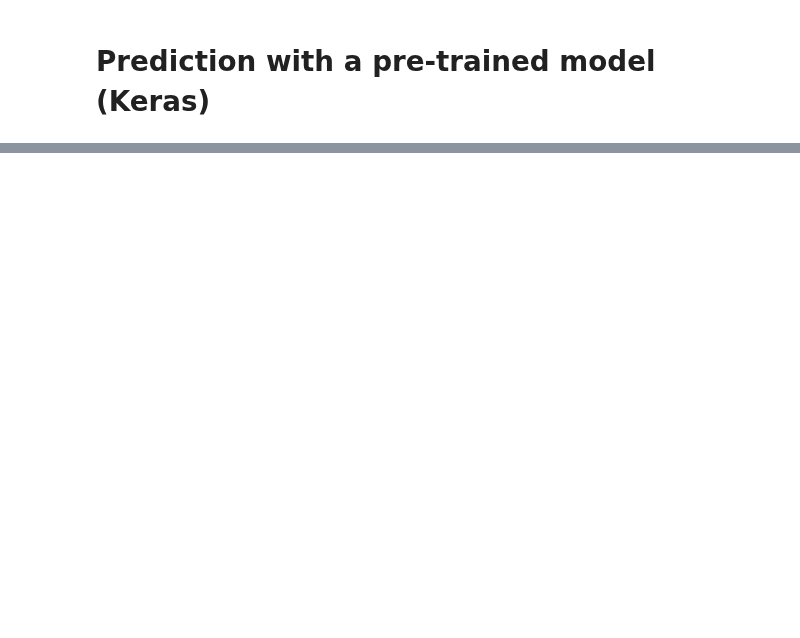
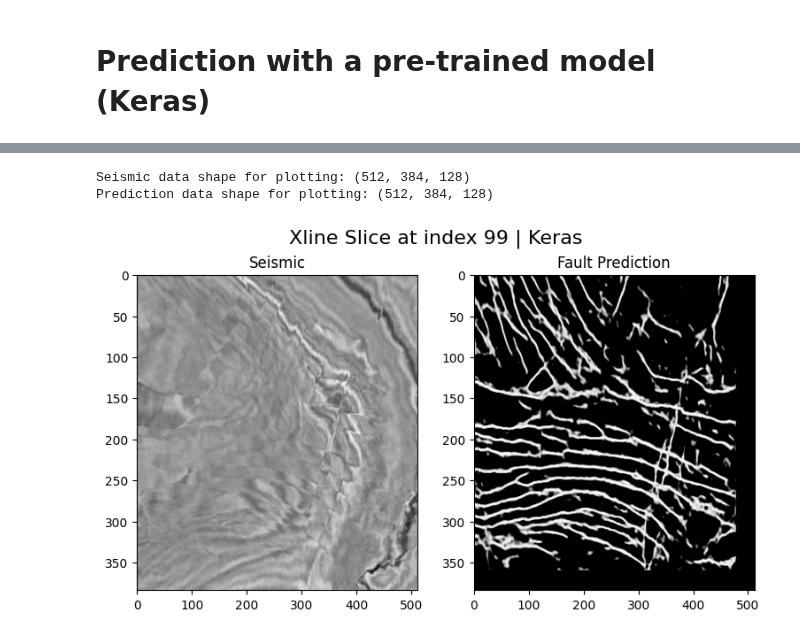
Before and after one commit to roderickperez/faultSeg_RPA, a Jupyter notebook: faultSeg_2019_keras_updated/prediction_keras.ipynb, the cells around one changed output, grey strips where cells are left out. Drawn from its saved outputs; the diff is of its cells as text; code cells hidden in the pictures; blank space fills up the shorter version.

```diff
--- a/faultSeg_2019_keras_updated/prediction_keras.ipynb
+++ b/faultSeg_2019_keras_updated/prediction_keras.ipynb
@@ -395,0 +143,80 @@ p2.imshow(gy3,interpolation="bilinear",vmin=0.4,vmax=1.0,cmap=plt.cm.gray)
+# %%
+# --- 1. Reload Data in Original Orientation ---
+# This ensures our slicing logic matches the author's exactly.
+# Original dimensions are (depth, inline, xline)
+m3, m2, m1 = 512, 384, 128
+
+# Load the original seismic volume
+seismic_path = os.path.join(F3D_DIR, 'gxl.dat')
+gx_orig_view = np.fromfile(seismic_path, dtype=np.single).reshape(m3, m2, m1)
+
+# Load the fault prediction we just saved with Keras
+prediction_path = os.path.join(F3D_DIR, "fp_keras.dat")
+# The saved fp_final was (xline, inline, depth), so we transpose it back
+# to match the original seismic orientation for consistent slicing.
+fp_transposed = np.fromfile(prediction_path, dtype=np.single).reshape(m1, m2, m3)
+fp_orig_view = np.transpose(fp_transposed)
+
+print(f"Seismic data shape for plotting: {gx_orig_view.shape}")
+print(f"Prediction data shape for plotting: {fp_orig_view.shape}")
+
+
+# --- 2. Define Slice Indices (from original notebook) ---
+k1_depth, k2_inline, k3_xline = 29, 29, 99
+
+
+# --- 3. Plot Each Slice Type in a Separate Figure ---
+
+# --- Xline Slice ---
+gx_slice = gx_orig_view[:, :, k3_xline]
+fp_slice = fp_orig_view[:, :, k3_xline]
+fig = plt.figure(figsize=(9, 9))
+# --- FIX: Added y=0.92 to move the title down ---
+plt.suptitle(f'Xline Slice at index {k3_xline} | Keras', fontsize=16, y=0.75)
+# Seismic
+p1 = plt.subplot(1, 2, 1)
+p1.set_title("Seismic")
+p1.imshow(np.transpose(gx_slice), aspect=1.5, cmap=plt.cm.gray)
+# Prediction
+p2 = plt.subplot(1, 2, 2)
+p2.set_title("Fault Prediction")
+p2.imshow(np.transpose(fp_slice), aspect=1.5, interpolation="bilinear", vmin=0.4, vmax=1.0, cmap=plt.cm.gray)
+plt.show()
+
+
+# --- Inline Slice ---
+gx_slice = gx_orig_view[:, k2_inline, :]
+fp_slice = fp_orig_view[:, k2_inline, :]
+fig = plt.figure(figsize=(12, 12))
+# --- FIX: Added y=0.92 to move the title down ---
+plt.suptitle(f'Inline Slice at index {k2_inline} | Keras', fontsize=16, y=0.6)
+# Seismic
+p1 = plt.subplot(1, 2, 1)
+p1.set_title("Seismic")
+p1.imshow(np.transpose(gx_slice), aspect=1.5, cmap=plt.cm.gray)
+# Prediction
+p2 = plt.subplot(1, 2, 2)
+p2.set_title("Fault Prediction")
+p2.imshow(np.transpose(fp_slice), aspect=1.5, interpolation="bilinear", vmin=0.4, vmax=1.0, cmap=plt.cm.gray)
+plt.show()
+
+
+# --- Time/Depth Slice ---
+gx_slice = gx_orig_view[k1_depth, :, :]
+fp_slice = fp_orig_view[k1_depth, :, :]
+fig = plt.figure(figsize=(12, 12))
+# --- FIX: Added y=0.92 to move the title down ---
+plt.suptitle(f'Time/Depth Slice at index {k1_depth} | Keras', fontsize=16, y=0.6)
+# Seismic
+p1 = plt.subplot(1, 2, 1)
+p1.set_title("Seismic")
+p1.imshow(np.transpose(gx_slice), cmap=plt.cm.gray)
+# Prediction
+p2 = plt.subplot(1, 2, 2)
+p2.set_title("Fault Prediction")
+p2.imshow(np.transpose(fp_slice), interpolation="bilinear", vmin=0.4, vmax=1.0, cmap=plt.cm.gray)
+plt.show()
+# %% [output]
+Seismic data shape for plotting: (512, 384, 128)
+Prediction data shape for plotting: (512, 384, 128)
+[figure, added]
```
Also changed, not shown: parts of 20 cells of this notebook.
